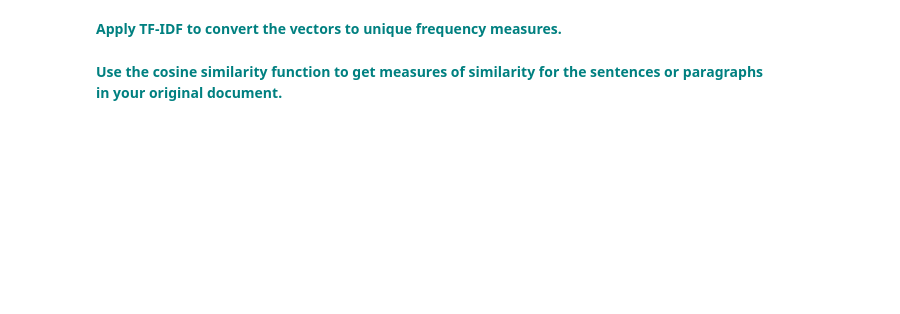
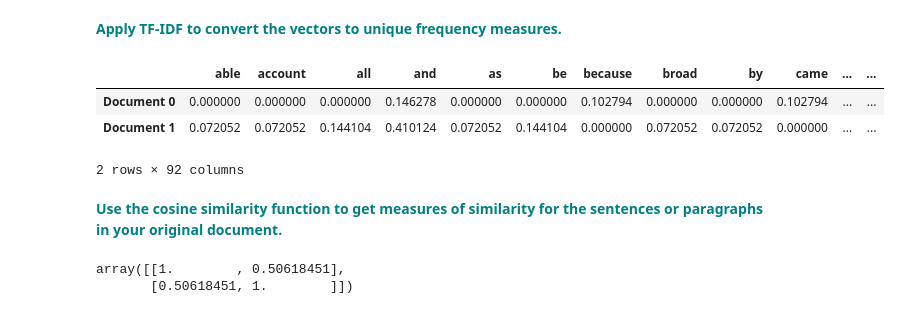
Before and after one commit to ozerm/Cosine, a Jupyter notebook: Cosine_Similarity_Case_Study.ipynb, the cells around one changed output. Drawn from its saved outputs; the diff is of its cells as text; code cells hidden in the pictures; blank space fills up the shorter version.

Commit message:
Cosine completed

```diff
--- a/Cosine_Similarity_Case_Study.ipynb
+++ b/Cosine_Similarity_Case_Study.ipynb
@@ -122,4 +141,17 @@ Replace the current values for `Document 0` and `Document 1` with your own sente
 # %% [markdown]
  **<font color='teal'> Apply TF-IDF to convert the vectors to unique frequency measures.</font>**
+# %%
+trsfm=vectorizer.fit_transform(corpus)
+pd.DataFrame(trsfm.toarray(),columns=vectorizer.get_feature_names(),index=['Document 0','Document 1'])
+# %% [output]
+|  | able | account | all | and | as | be | because | broad | by | came | ... | ... |
+| Document 0 | 0.000000 | 0.000000 | 0.000000 | 0.146278 | 0.000000 | 0.000000 | 0.102794 | 0.000000 | 0.000000 | 0.102794 | ... | ... |
+| Document 1 | 0.072052 | 0.072052 | 0.144104 | 0.410124 | 0.072052 | 0.144104 | 0.000000 | 0.072052 | 0.072052 | 0.000000 | ... | ... |
+2 rows × 92 columns
 # %% [markdown]
  **<font color='teal'> Use the cosine similarity function to get measures of similarity for the sentences or paragraphs in your original document.</font>**
+# %%
+cosine_similarity(trsfm[0:], trsfm)
+# %% [output]
+array([[1.        , 0.50618451],
+       [0.50618451, 1.        ]])
```
Also changed, not shown: parts of 12 cells of this notebook.
